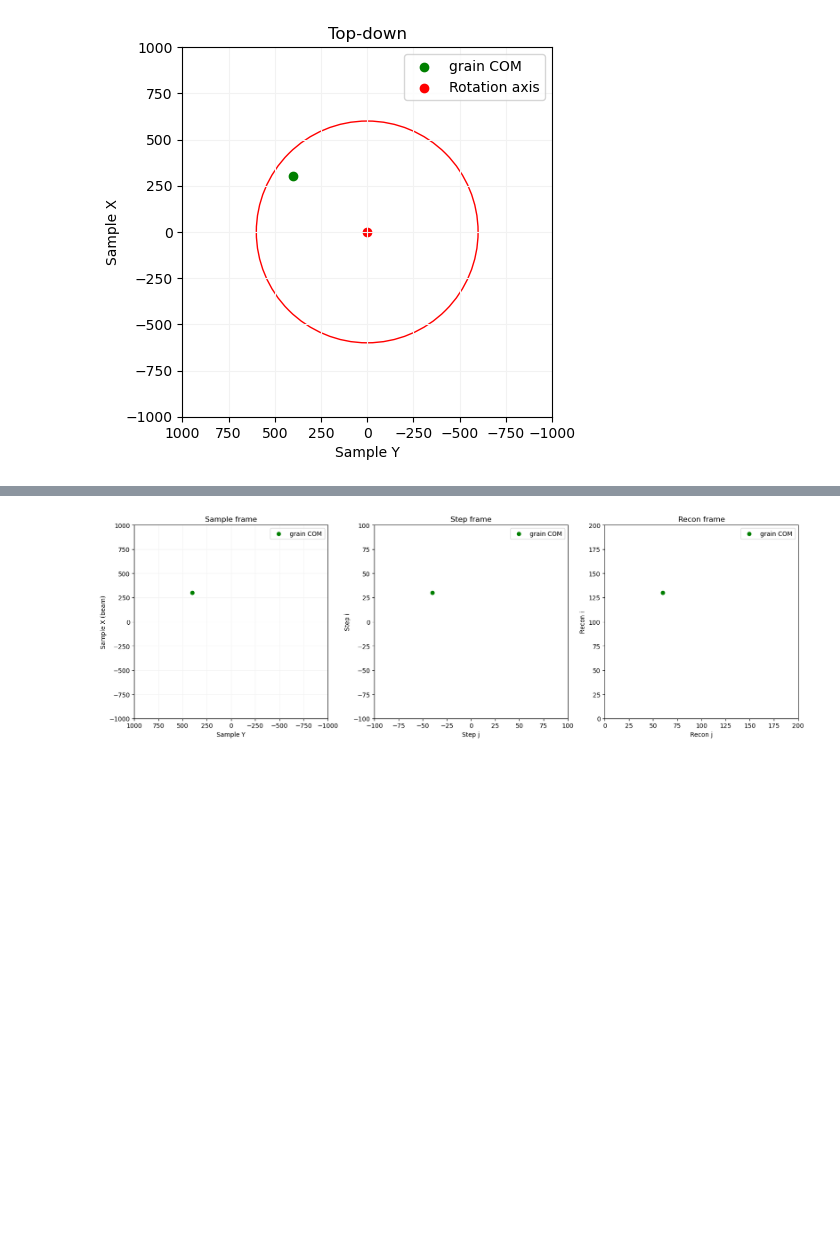
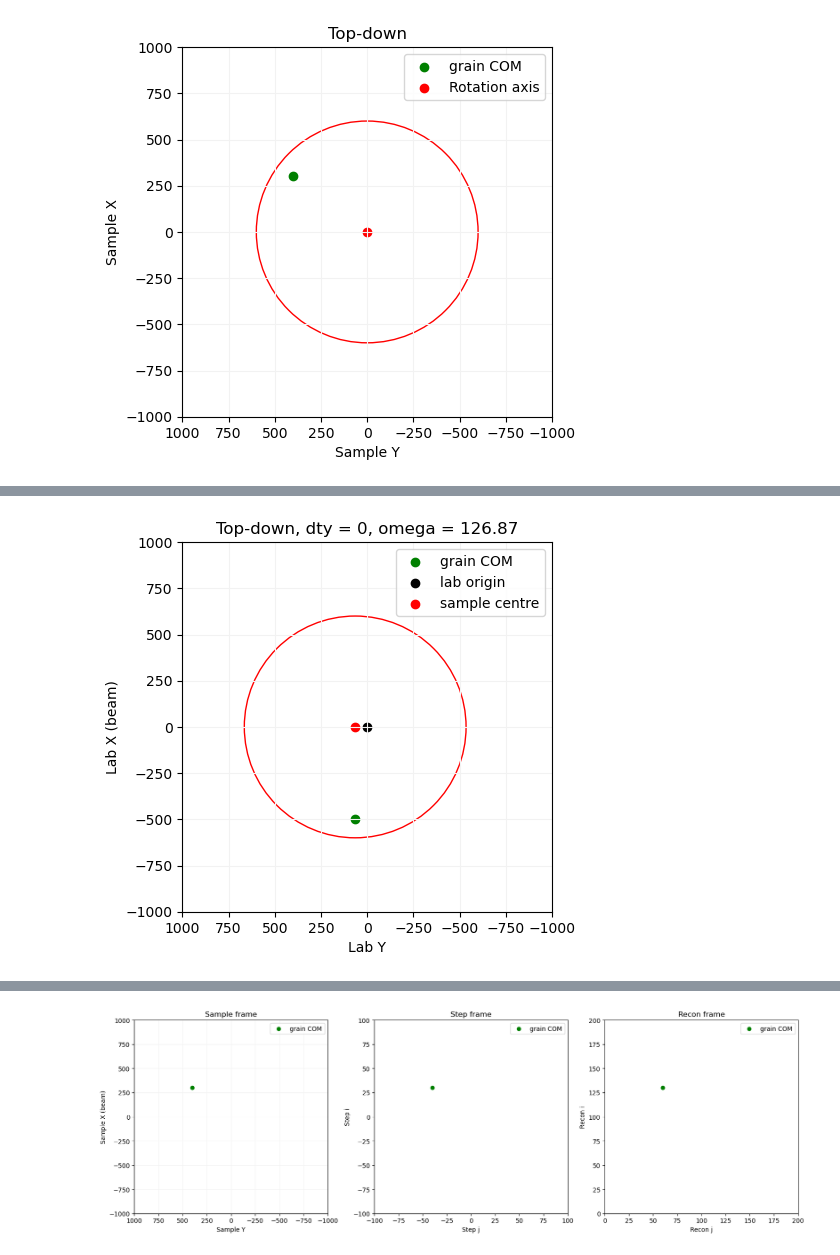
Before and after one commit to FABLE-3DXRD/ImageD11, a Jupyter notebook: sandbox/scanning_geometry.ipynb, the cells around one changed output, grey strips where cells are left out. Cells and saved outputs as stored; diff of their text form; code cells hidden in the pictures; blank space fills up the shorter version.

```diff
--- a/sandbox/scanning_geometry.ipynb
+++ b/sandbox/scanning_geometry.ipynb
@@ -120,3 +100,35 @@ plt.show()
+# %%
+# let's assume that we didn't reset the position of dty
+# so there's an offset
+# at dty = 0, the centre of the sample does not intercept the beam
+# this instead happens at dty = -65 um
+# therefore y0 = -65
+
+# what happens when we try to rotate the grain into the beam?
+
+y0 = -65
+
+pos_lab = geometry.sample_to_lab(pos_sample[0], pos_sample[1], y0, 0, omega=36.87+90)
+pos_rotaxis_lab = geometry.sample_to_lab(0, 0, y0, 0, omega=36.87+90)
+
+fig, ax = plt.subplots()
+ax.scatter(pos_lab[1], pos_lab[0], label='grain COM', c='g')
+ax.scatter(0, 0, label='lab origin', c='k')
+ax.scatter(pos_rotaxis_lab[1], pos_rotaxis_lab[0], label='sample centre', c='r')
+ax.set_xlim(1000, -1000)
+ax.set_ylim(-1000, 1000)
+ax.set_aspect(1)
+ax.set_xlabel("Lab Y")
+ax.set_ylabel("Lab X (beam)")
+ax.legend()
+ax.set_title(f"Top-down, dty = 0, omega = {36.87+90}")
+plt.grid(axis='x', color='0.95')
+plt.grid(axis='y', color='0.95')
+circle1 = plt.Circle((pos_rotaxis_lab[1], pos_rotaxis_lab[0]), sample_radius, color='r', fill=False)
+ax.add_patch(circle1)
+plt.show()
+# %% [output]
+[figure, added]
 # %%
 # To get the grain into the beam at omega = 0?
 
```
Also changed, not shown: parts of 5 cells of this notebook, 2 other files.
